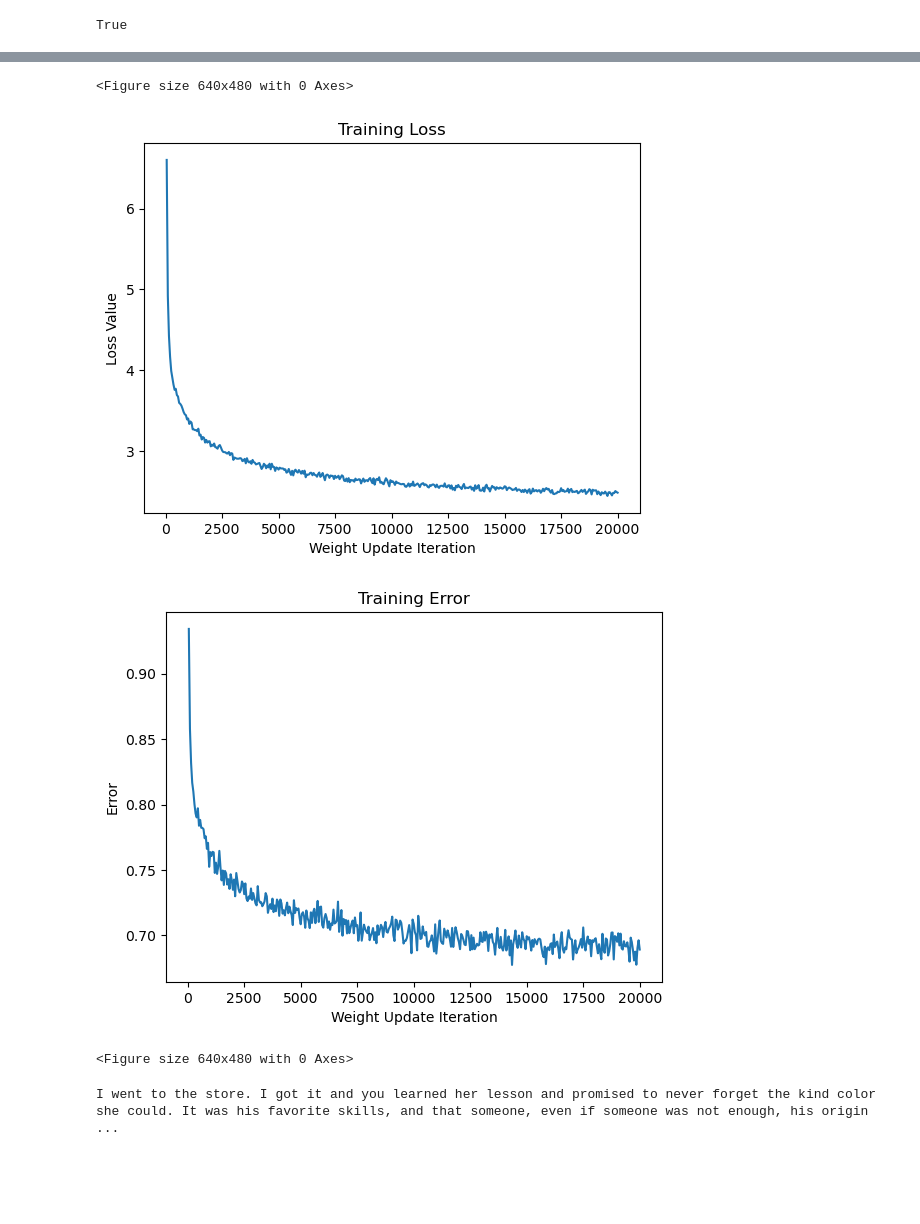
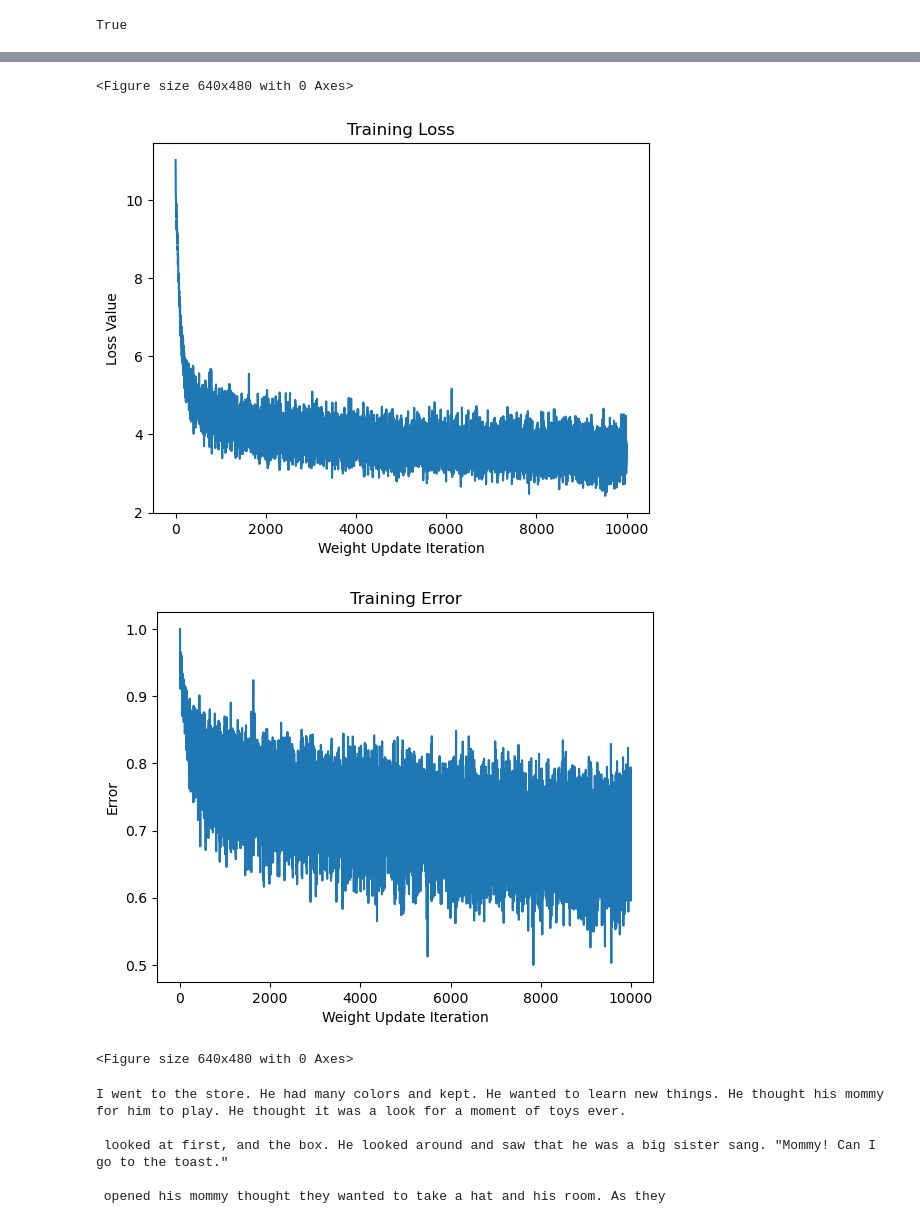
Before and after one commit to Scottskim30/ESE546Project, a Jupyter notebook: transformer.ipynb, the cells around one changed output, grey strips where cells are left out. Drawn from its saved outputs; the diff is of its cells as text; code cells hidden in the pictures; blank space fills up the shorter version.

Commit message:
new transformer

```diff
--- a/transformer.ipynb
+++ b/transformer.ipynb
@@ -77,4 +80,4 @@ from transformers import AutoTokenizer
 tokenizer = AutoTokenizer.from_pretrained("EleutherAI/gpt-neo-125M")
 tokenizer.pad_token = tokenizer.eos_token
 
-generate_tokenized_dataset(True)
+train_loader = generate_tokenized_dataset(True)
@@ -151,7 +152,7 @@ device = torch.device('cuda' if torch.cuda.is_available() else 'cpu')
 # input_feature_dim = m
 # input_feature_dim = 50257
 input_feature_dim = tokenizer.vocab_size
-hidden_size = 512
+hidden_size = 256
 # hidden_size = 2048
 # %%
 class TransformerModel(nn.Module):
@@ -159,8 +160,9 @@ class TransformerModel(nn.Module):
         super(TransformerModel, self).__init__()
         self.embedding = nn.Embedding(input_feature_dim, d_model)
         self.transformer = nn.TransformerEncoder(
-            nn.TransformerEncoderLayer(d_model=d_model, nhead=num_heads, dropout=0.1),
-            num_layers=num_layers
+            nn.TransformerEncoderLayer(d_model=d_model, nhead=num_heads, dropout=0.1,dim_feedforward=2048),
+            num_layers=num_layers,
+            norm=nn.LayerNorm(d_model),
         )
         self.fc = nn.Linear(d_model, input_feature_dim)
         self.pos_encoder = PositionalEncoding(d_model)
@@ -203,15 +205,15 @@ class PositionalEncoding(nn.Module):
         return x
 # %%
 num_heads = 6
-num_layers = 8
+num_layers = 6
 transformer_model = TransformerModel(input_feature_dim, hidden_size-(hidden_size%num_heads), num_heads=num_heads, num_layers=num_layers).to(device)
 # transformer_model = TransformerModel(input_feature_dim, int(input_feature_dim/2) - (int(input_feature_dim/2) % 4)).to(device)
 pad_token = tokenizer.encode(tokenizer.pad_token)[0]
 criterion = nn.CrossEntropyLoss(ignore_index=pad_token)
-optimizer = optim.AdamW(transformer_model.parameters(), lr = 0.001)
+optimizer = optim.AdamW(transformer_model.parameters(), lr = 0.0001, betas=(0.9, 0.95))
 # scheduler = MultiStepLR(optimizer, milestones=[2500, 7000], gamma=0.1)
 scheduler = torch.optim.lr_scheduler.ExponentialLR(optimizer, gamma = 0.98)
-train_temperature = 1.0
+# train_temperature = 1.0
 # %%
 def softmax_with_temperature(logits, temperature):
     return F.softmax(logits / temperature, dim=-1)
@@ -358,45 +390,46 @@ Iteration: 1000/305479
 # print(torch.argmax(output,dim=1))
 # test = [1,2,3,4,5]
 
 # training_error_values = [i.cpu().item() for i in training_error_values]
 # validation_error_values = [i.cpu().item() for i in validation_error_values]
 # validation_loss_values = [i.cpu().item() for i in validation_loss_values]
-
+x_vals = np.arange(x_val)
 
 plt.figure()
 plt.plot(x_vals,training_loss_values)
 plt.xlabel('Weight Update Iteration')
 plt.ylabel('Loss Value')
 plt.title('Training Loss')
 plt.figure()
 plt.plot(x_vals, training_error_values)
 plt.xlabel('Weight Update Iteration')
 plt.ylabel('Error')
 plt.title('Training Error')
 plt.figure()
 # plt.plot(validation_x_vals, validation_loss_values)
 # plt.xlabel('Weight Update Iteration')
 # plt.ylabel('Loss Value')
 # plt.title('Validation Loss')
 # plt.figure()
 # plt.plot(validation_x_vals, validation_error_values)
 # plt.xlabel('Weight Update Iteration')
 # plt.ylabel('Error')
 # plt.title('Validation Error')
 # plt.show()
 # %% [output]
 <Figure size 640x480 with 0 Axes>
-[figure, old version]
+[figure, new version]
-[figure, old version]
+[figure, new version]
 <Figure size 640x480 with 0 Axes>
 # %%
-test_temperature = 1.0
+test_temperature = 0.9
 transformer_model.eval()
 capital_letters = [chr(i) for i in range(65, 91)]
 example_sentences = []
 initialize = ["I went to the store."]
+# initialize = ['Alice and Jack walked up the street and met a girl in a red dress. The girl said to them, ”Hi, I’m Jane. What are your names?”']
 # initialize = ['Tom and Jane are friends. One day, Jane goes to Tom’s house. Tom has a big pot of soup. He wants to share it with Jane. “Jane, do you want some soup?” Tom asks. “Yes, please. It looks yummy,” Jane says. Tom pours some soup into two bowls. He gives one bowl to Jane. Jane takes a spoonful of soup, but then she makes a face. The soup is']
-inference_tokens = 100
+inference_tokens = 90
 for i in range(1):
     sentence = initialize[i]
     tokenized_sentence = tokenizer.encode(sentence)
@@ -422,4 +455,8 @@ print(example_sentences[0])
 # print(example_sentences[3])
 # print(example_sentences[4])
 # %% [output]
-I went to the store. I got it and you learned her lesson and promised to never forget the kind color she could. It was his favorite skills, and that someone, even if someone was not enough, his origin ...
+I went to the store. He had many colors and kept. He wanted to learn new things. He thought his mommy for him to play. He thought it was a look for a moment of toys ever.
+
+ looked at first, and the box. He looked around and saw that he was a big sister sang. "Mommy! Can I go to the toast."
+
+ opened his mommy thought they wanted to take a hat and his room. As they
```
Also changed, not shown: parts of 8 cells of this notebook.
